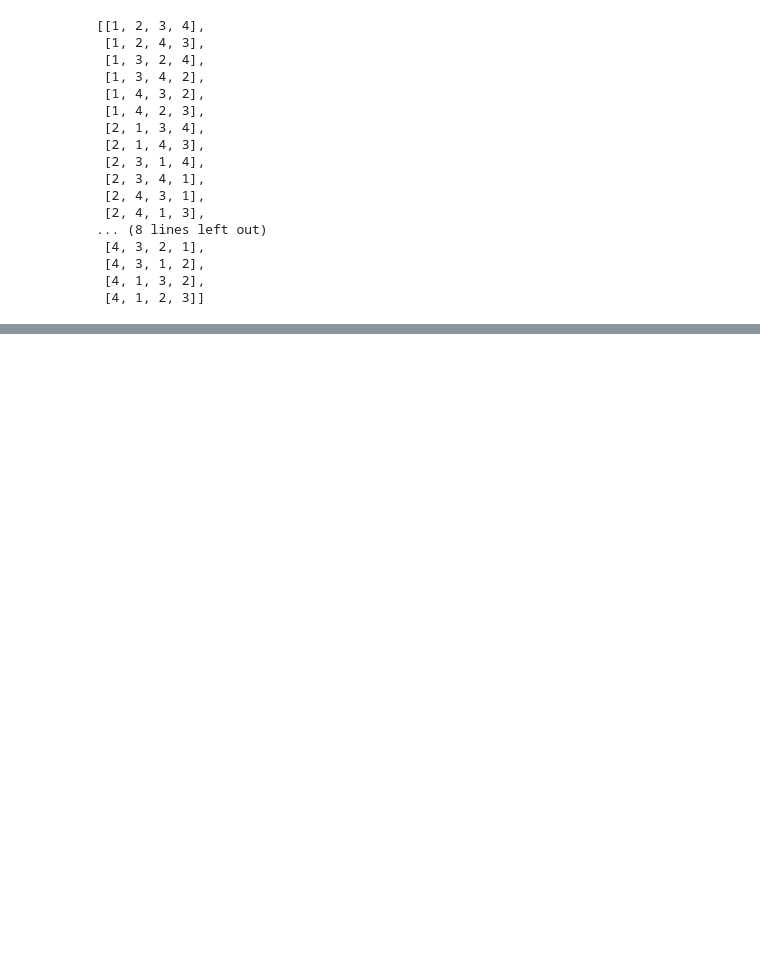
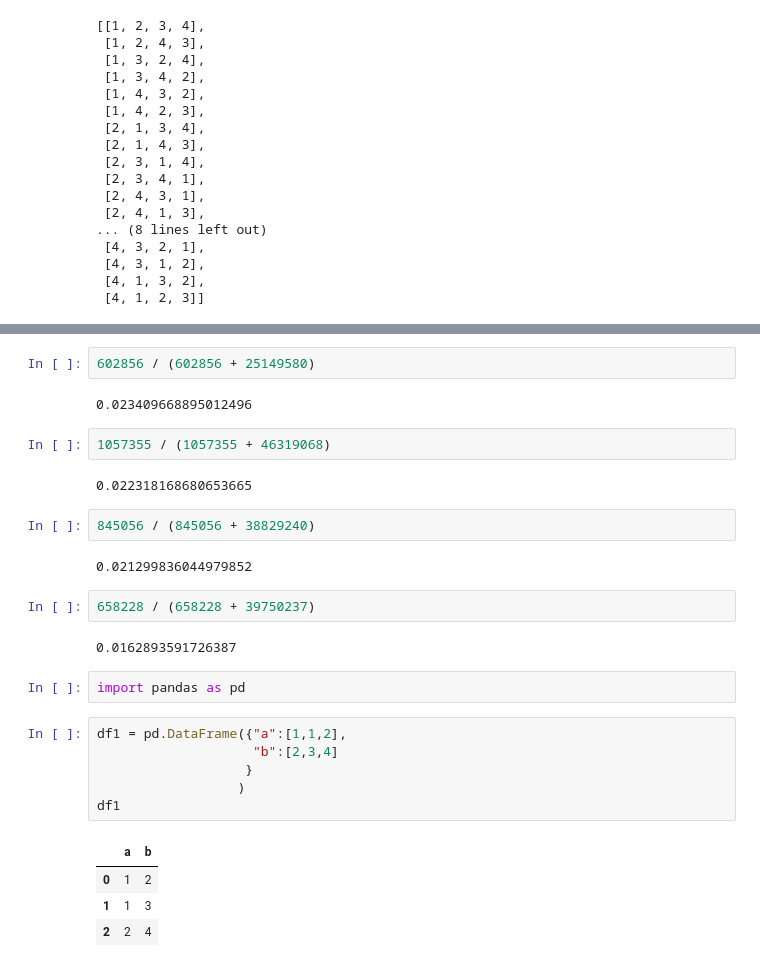
Before and after one commit to StevenZhou5/CuteCodeV2, a Jupyter notebook: Algorithm/02-基础算法-01-排序.ipynb, the cells around one changed output, grey strips where cells are left out. Drawn from its saved outputs; the diff is of its cells as text; blank space fills up the shorter version.

```diff
--- a/Algorithm/02-基础算法-01-排序.ipynb
+++ b/Algorithm/02-基础算法-01-排序.ipynb
@@ -308,0 +365,29 @@ all_list([i for i in range(1,5)])
+# %%
+602856 / (602856 + 25149580)
+# %% [output]
+0.023409668895012496
+# %%
+1057355 / (1057355 + 46319068)
+# %% [output]
+0.022318168680653665
+# %%
+845056 / (845056 + 38829240)
+# %% [output]
+0.021299836044979852
+# %%
+658228 / (658228 + 39750237)
+# %% [output]
+0.0162893591726387
+# %%
+import pandas as pd
+# %%
+df1 = pd.DataFrame({"a":[1,1,2],
+                    "b":[2,3,4]
+                   }
+                  )
+df1
+# %% [output]
+|  | a | b |
+| 0 | 1 | 2 |
+| 1 | 1 | 3 |
+| 2 | 2 | 4 |
```
Also changed, not shown: parts of 29 cells of this notebook, 50 other files.
